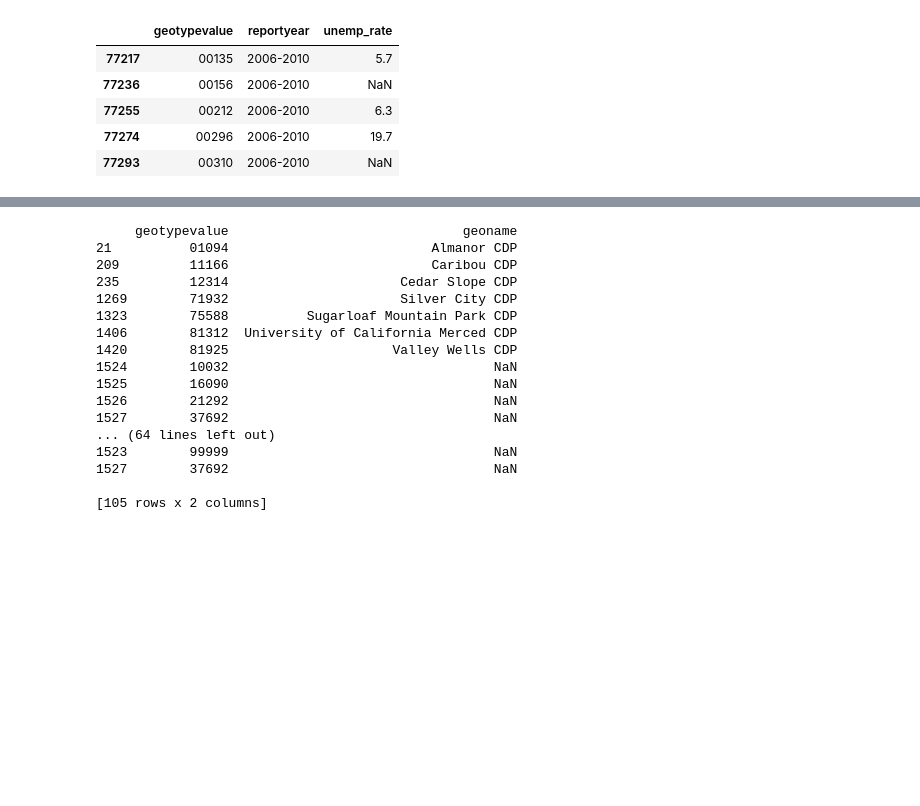
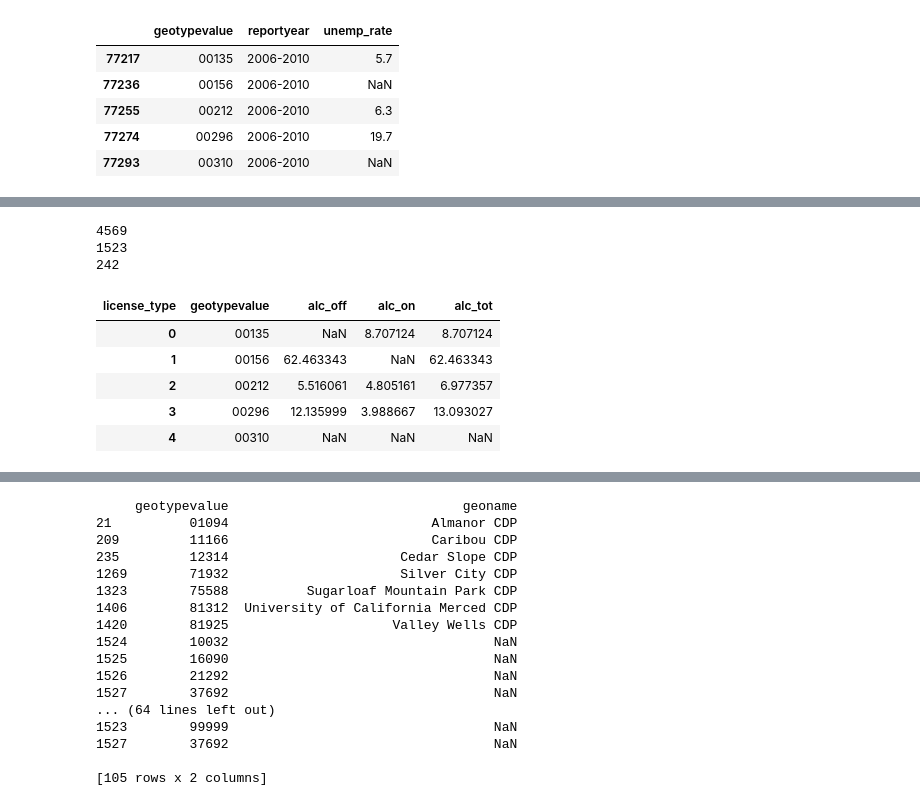
Before and after one commit to crsalviati/CA_Housing, a Jupyter notebook: Data_Build.ipynb, the cells around one changed output, grey strips where cells are left out. Saved outputs shown, nothing was run; the diff lists cells and outputs as text; code cells hidden in the pictures; blank space fills up the shorter version.

```diff
--- a/Data_Build.ipynb
+++ b/Data_Build.ipynb
@@ -668,0 +1152,13 @@ temp.head(5)
+# %%
+#Read in HCI file for Alcohol Proximity (pt 1)
+tempurl = 'https://github.com/crsalviati/CA_Housing/raw/master/Raw_Data/HCI_AlcoholOutletsQ_774_CA_RE_CO_CD_PL_CT-A-N-5-16-14.xlsx'
+temp = pd.read_excel(tempurl, sheetname=0, converters={'geotypevalue':str,'county_fips':str})
+#Read in HCI file for Alcohol Proximity (pt 2)
+temp2url = 'https://github.com/crsalviati/CA_Housing/raw/master/Raw_Data/HCI_AlcoholOutletsQ_774_CO_CD_PL_CT-O-Y-5-16-14.xlsx'
+temp2 = pd.read_excel(temp2url, sheetname=0, converters={'geotypevalue':str,'county_fips':str})
+temp = temp.append(temp2)
+temp.columns = [x.lower() for x in temp.columns]
+print temp.shape[0]
+print temp.geotype.unique()
+print temp.reportyear.unique()
+print temp.columns.values
@@ -668,0 +1174,24 @@ temp.head(5)
+# %%
+#Keep Place level data for all race, explore years available, limit to fields of interest
+temp = temp[(temp.geotype=="PL") & (temp.race_eth_code == 9)]
+print temp.shape[0]
+
+temp = temp.pivot(index='geotypevalue', columns='license_type', values='percent')
+temp.head()
+temp.reset_index(level=0, inplace=True)
+temp.rename(columns={'Off_sale':'alc_off'},inplace =True)
+temp.rename(columns={'On_sale':'alc_on'},inplace =True)
+temp.rename(columns={'Total_licenses':'alc_tot'},inplace =True)
+print temp.shape[0]
+print temp.alc_tot.isnull().sum()
+temp.head(5)
+# %% [output]
+4569
+1523
+242
+| license_type | geotypevalue | alc_off | alc_on | alc_tot |
+| 0 | 00135 | NaN | 8.707124 | 8.707124 |
+| 1 | 00156 | 62.463343 | NaN | 62.463343 |
+| 2 | 00212 | 5.516061 | 4.805161 | 6.977357 |
+| 3 | 00296 | 12.135999 | 3.988667 | 13.093027 |
+| 4 | 00310 | NaN | NaN | NaN |
```
Also changed, not shown: parts of 35 cells of this notebook, 12 other files.
